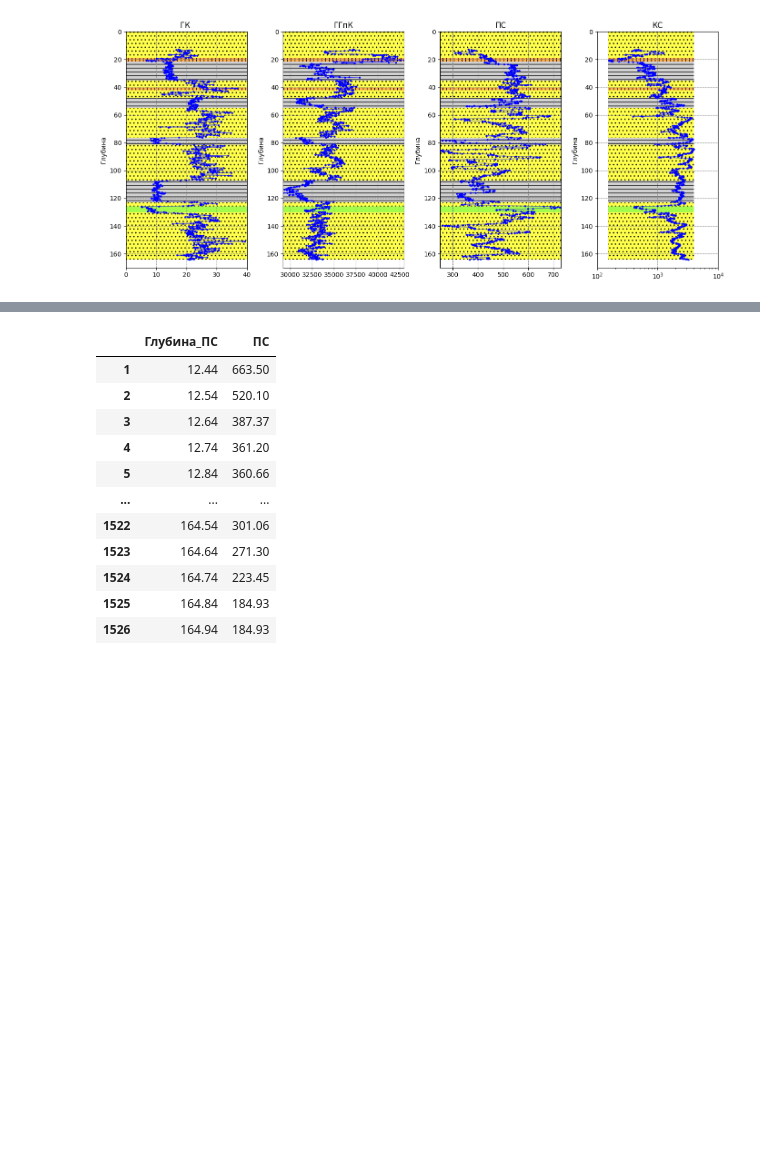
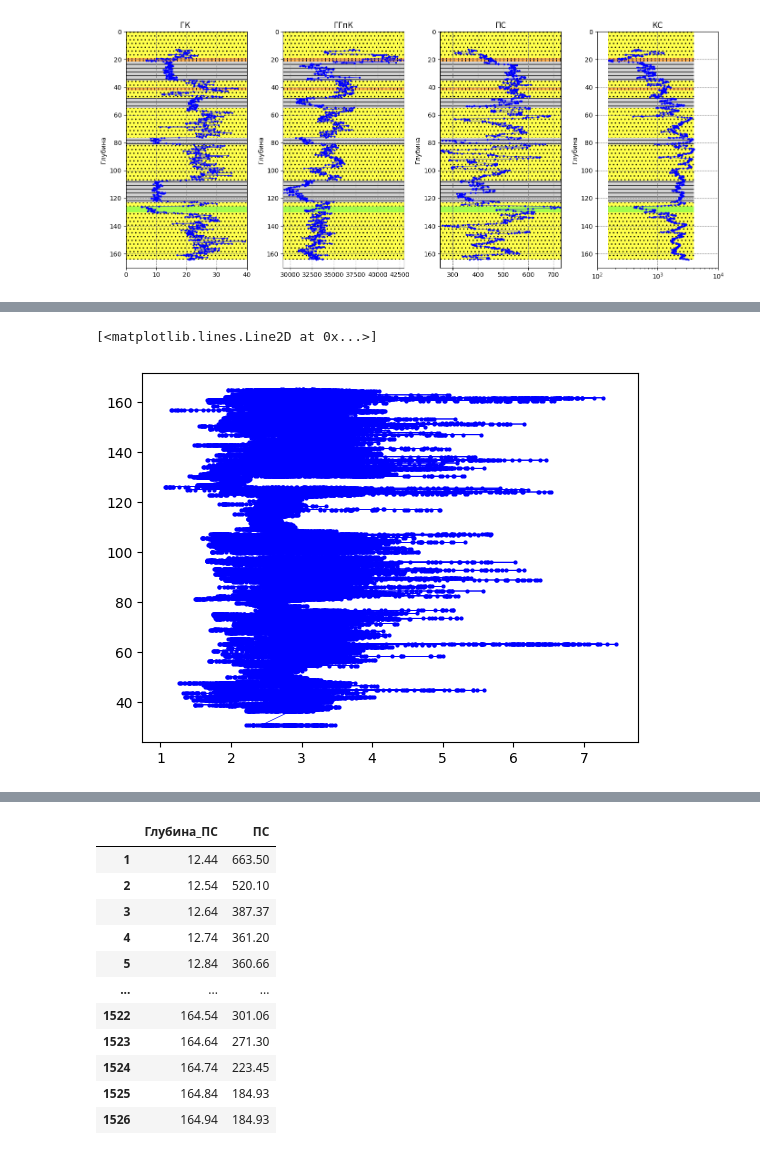
Before and after one commit to MariiaKalinina/R, a Jupyter notebook: Rosatom_new_version.ipynb, the cells around one changed output, grey strips where cells are left out. Drawn from its saved outputs; the diff is of its cells as text; code cells hidden in the pictures; blank space fills up the shorter version.

```diff
--- a/Rosatom_new_version.ipynb
+++ b/Rosatom_new_version.ipynb
@@ -471,0 +435,3 @@ Index(['Глубина_ГК ', 'ГК ', 'Глубина_ГГпК', 'ГГпК', '
+# %%
+# thermal_logs = data[['Sample ID', 'Top Depth', 'TC initial', 'Offset', 'Depth_TC']]
+thermal_logs = thermal_logs.drop(0)
@@ -471,0 +464,7 @@ Index(['Глубина_ГК ', 'ГК ', 'Глубина_ГГпК', 'ГГпК', '
+# %%
+plt.plot(thermal_logs["TC initial"],
+         thermal_logs["Depth_TC"],
+         'b-', marker='o', markersize=2, lw=0.5)
+# %% [output]
+[<matplotlib.lines.Line2D at 0x...>]
+[figure, added]
```
Also changed, not shown: parts of 13 cells of this notebook.
